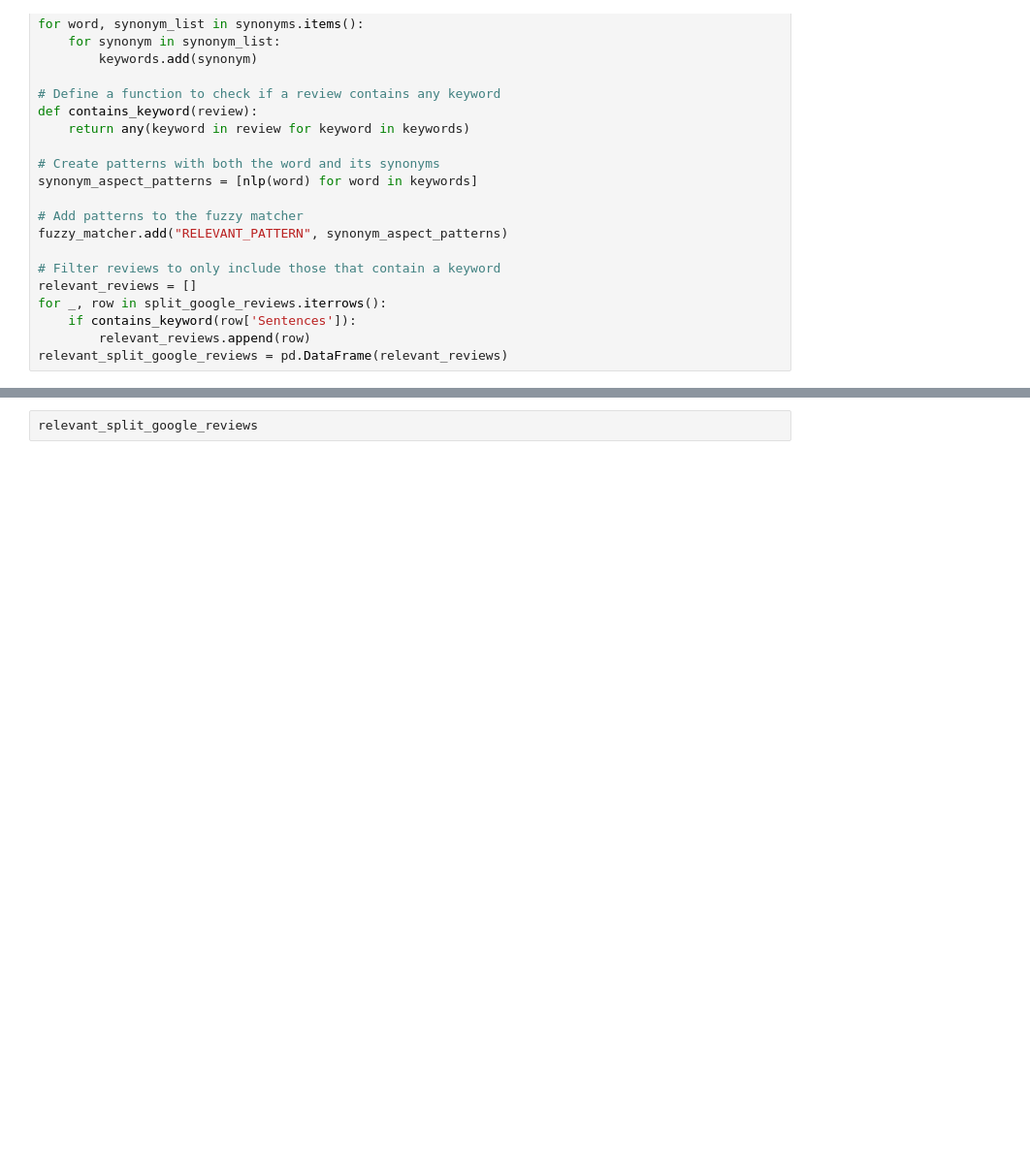
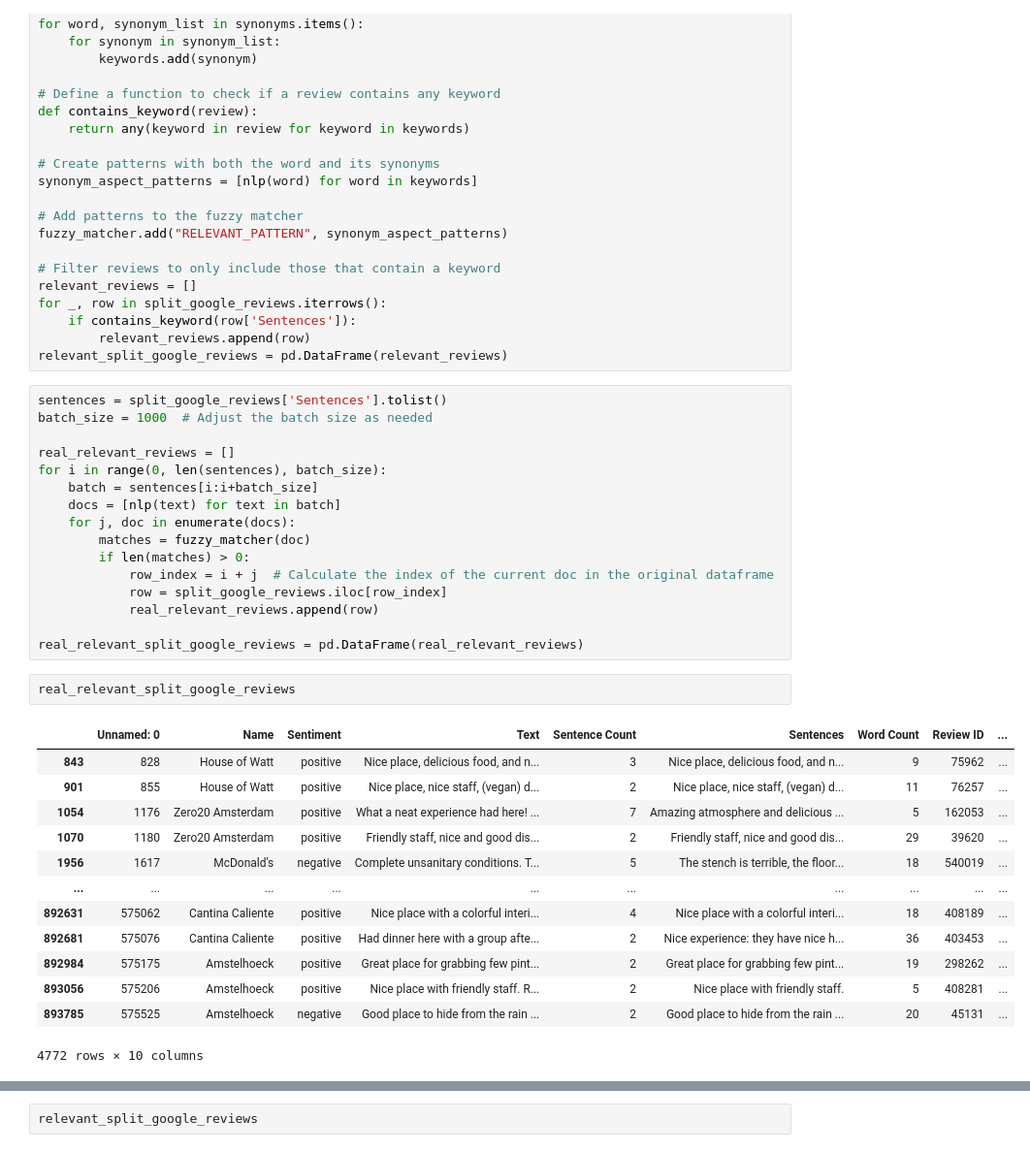
Before and after one commit to Amsterdam-Internships/Venue-Accessibility-Google-Reviews, a Jupyter notebook: notebooks/data_sampling.ipynb, the cells around one changed output, grey strips where cells are left out. Shown at 97% size. Saved outputs shown, nothing was run; the diff lists cells and outputs as text; blank space fills up the shorter version.

```diff
--- a/notebooks/data_sampling.ipynb
+++ b/notebooks/data_sampling.ipynb
@@ -195,3 +195,35 @@ for _, row in split_google_reviews.iterrows():
     if contains_keyword(row['Sentences']):
         relevant_reviews.append(row)
 relevant_split_google_reviews = pd.DataFrame(relevant_reviews)
+# %%
+sentences = split_google_reviews['Sentences'].tolist()
+batch_size = 1000  # Adjust the batch size as needed
+
+real_relevant_reviews = []
+for i in range(0, len(sentences), batch_size):
+    batch = sentences[i:i+batch_size]
+    docs = [nlp(text) for text in batch]
+    for j, doc in enumerate(docs):
+        matches = fuzzy_matcher(doc)
+        if len(matches) > 0:
+            row_index = i + j  # Calculate the index of the current doc in the original dataframe
+            row = split_google_reviews.iloc[row_index]
+            real_relevant_reviews.append(row)
+
+real_relevant_split_google_reviews = pd.DataFrame(real_relevant_reviews)
+# %%
+real_relevant_split_google_reviews
+# %% [output]
+|  | Unnamed: 0 | Name | Sentiment | Text | Sentence Count | Sentences | Word Count | Review ID | ... |
+| 843 | 828 | House of Watt | positive | Nice place, delicious food, and n... | 3 | Nice place, delicious food, and n... | 9 | 75962 | ... |
+| 901 | 855 | House of Watt | positive | Nice place, nice staff, (vegan) d... | 2 | Nice place, nice staff, (vegan) d... | 11 | 76257 | ... |
+| 1054 | 1176 | Zero20 Amsterdam | positive | What a neat experience had here! ... | 7 | Amazing atmosphere and delicious ... | 5 | 162053 | ... |
+| 1070 | 1180 | Zero20 Amsterdam | positive | Friendly staff, nice and good dis... | 2 | Friendly staff, nice and good dis... | 29 | 39620 | ... |
+| 1956 | 1617 | McDonald's | negative | Complete unsanitary conditions. T... | 5 | The stench is terrible, the floor... | 18 | 540019 | ... |
+| ... | ... | ... | ... | ... | ... | ... | ... | ... | ... |
+| 892631 | 575062 | Cantina Caliente | positive | Nice place with a colorful interi... | 4 | Nice place with a colorful interi... | 18 | 408189 | ... |
+| 892681 | 575076 | Cantina Caliente | positive | Had dinner here with a group afte... | 2 | Nice experience: they have nice h... | 36 | 403453 | ... |
+| 892984 | 575175 | Amstelhoeck | positive | Great place for grabbing few pint... | 2 | Great place for grabbing few pint... | 19 | 298262 | ... |
+| 893056 | 575206 | Amstelhoeck | positive | Nice place with friendly staff. R... | 2 | Nice place with friendly staff. | 5 | 408281 | ... |
+| 893785 | 575525 | Amstelhoeck | negative | Good place to hide from the rain ... | 2 | Good place to hide from the rain ... | 20 | 45131 | ... |
+4772 rows × 10 columns
```
Also changed, not shown: parts of 3 cells of this notebook, 5 other files.
